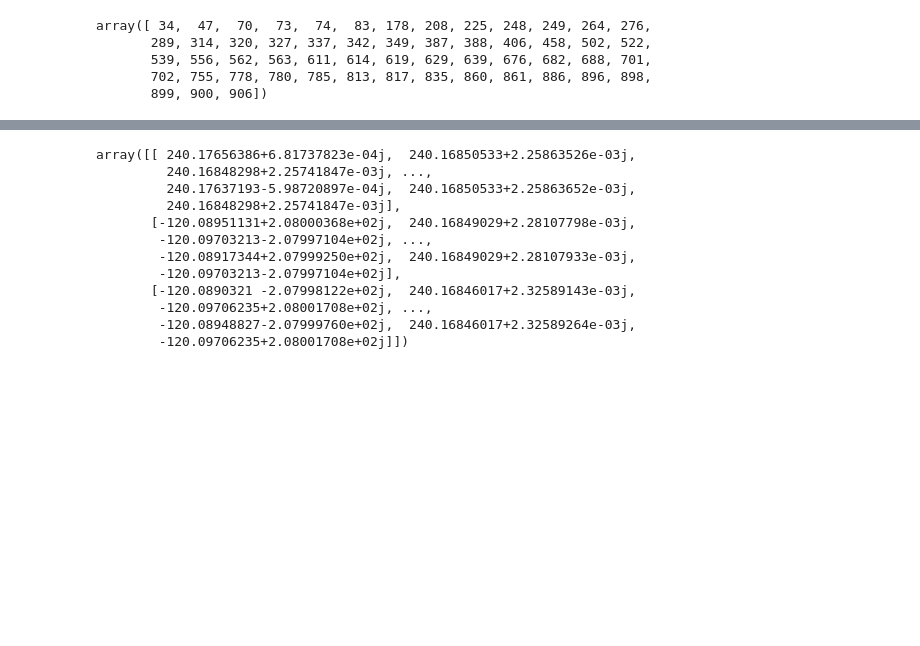
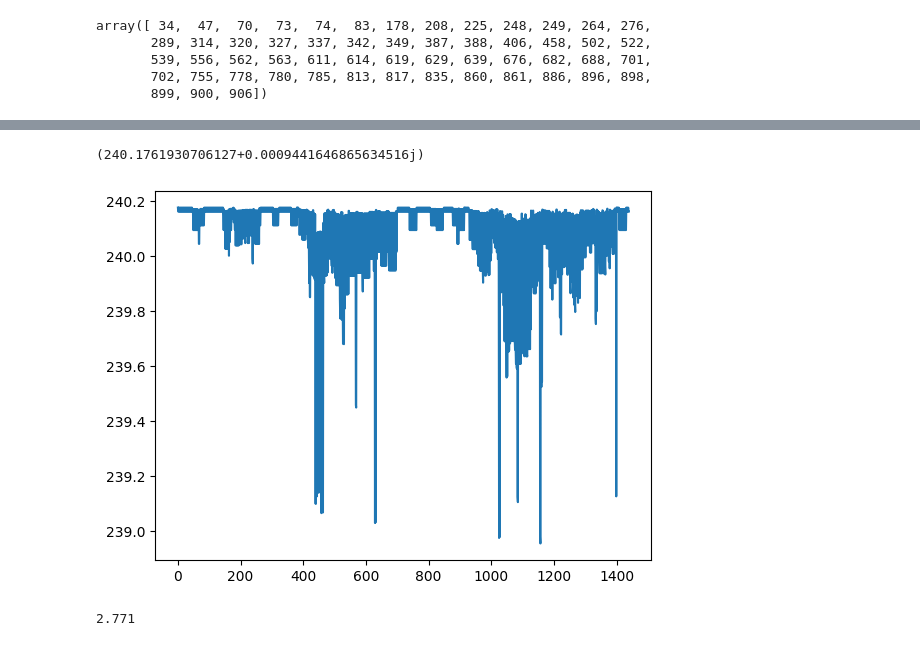
Before and after one commit to Alexisaglar/decentralised_network_analysis, a Jupyter notebook: data/network_data/red.ipynb, the cells around one changed output, grey strips where cells are left out. Drawn from its saved outputs; the diff is of its cells as text; code cells hidden in the pictures; blank space fills up the shorter version.

```diff
--- a/data/network_data/red.ipynb
+++ b/data/network_data/red.ipynb
@@ -287,15 +271,7 @@ plt.plot(calcNodeVoltages[list-1,2])
-# %%
-calcNodeVoltages[2,:]
-# %% [output]
-array([[ 240.17656386+6.81737823e-04j,  240.16850533+2.25863526e-03j,
-         240.16848298+2.25741847e-03j, ...,
-         240.17637193-5.98720897e-04j,  240.16850533+2.25863652e-03j,
-         240.16848298+2.25741847e-03j],
-       [-120.08951131+2.08000368e+02j,  240.16849029+2.28107798e-03j,
-        -120.09703213-2.07997104e+02j, ...,
-        -120.08917344+2.07999250e+02j,  240.16849029+2.28107933e-03j,
-        -120.09703213-2.07997104e+02j],
-       [-120.0890321 -2.07998122e+02j,  240.16846017+2.32589143e-03j,
-        -120.09706235+2.08001708e+02j, ...,
-        -120.08948827-2.07999760e+02j,  240.16846017+2.32589264e-03j,
-        -120.09706235+2.08001708e+02j]])
+# %%
+plt.plot(np.real(calcNodeVoltages[34,0,:]))
+calcNodeVoltages[34,0,:].max()
+calcNodeVoltages[34,0,:].min()
+# %% [output]
+(240.1761930706127+0.0009441646865634516j)
+[figure, added]
@@ -301,0 +290,4 @@ array([[ 240.17656386+6.81737823e-04j,  240.16850533+2.25863526e-03j,
+# %%
+(load_profile[1:].astype(float) - pv_profile['P']).max()
+# %% [output]
+2.771
```
Also changed, not shown: parts of 9 cells of this notebook, 5 other files.
